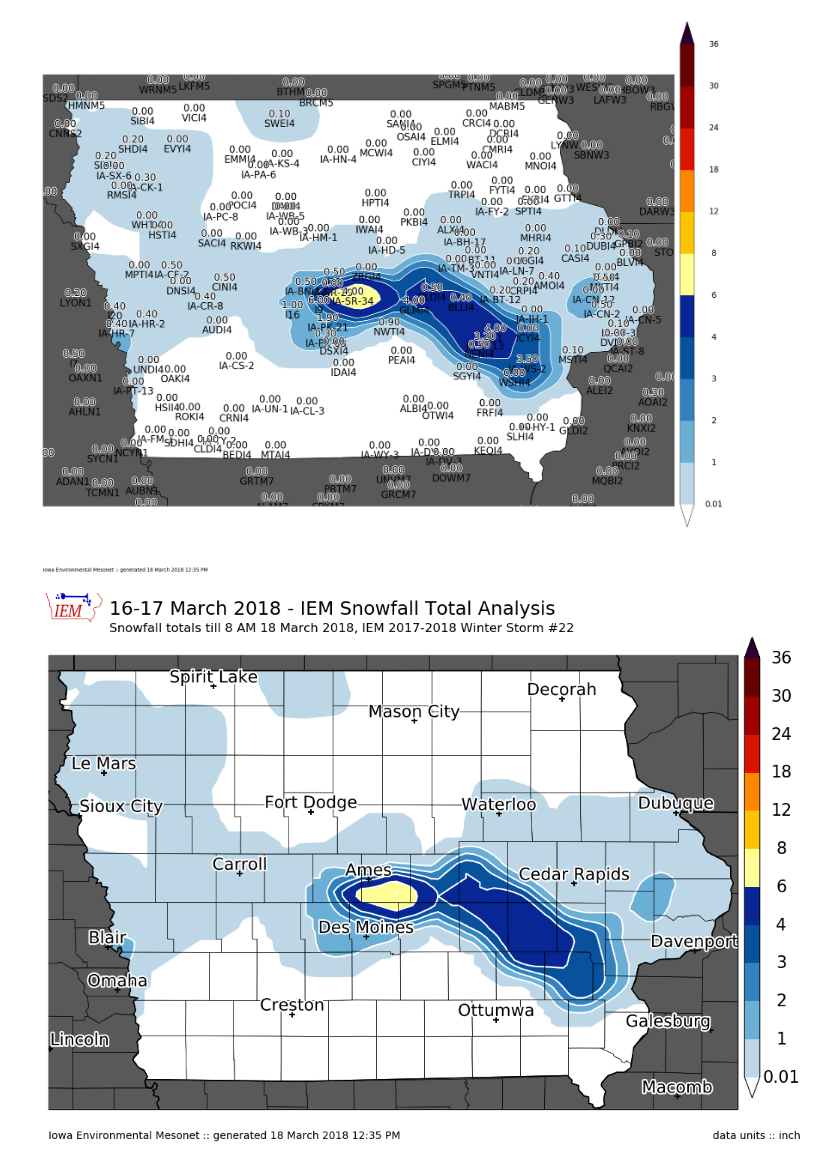
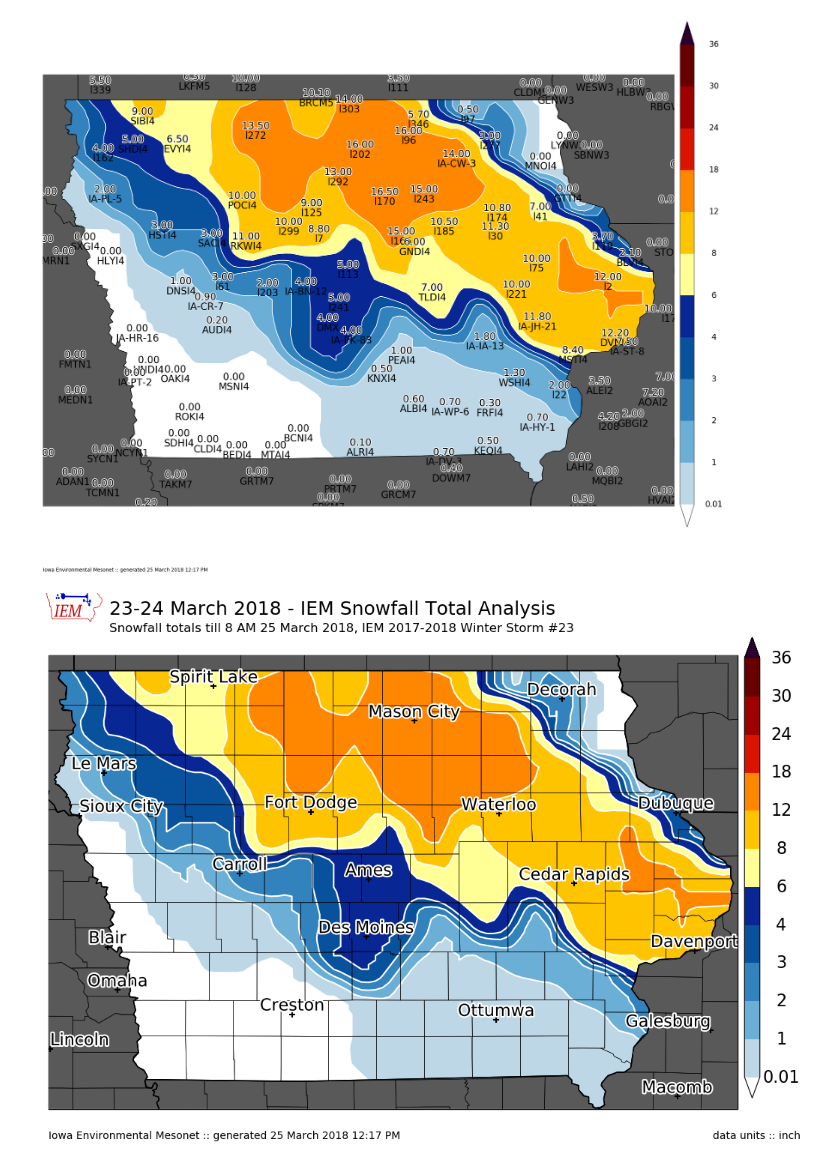
Before and after one commit to akrherz/DEV, a Jupyter notebook: coop/feature_snowfall_analysis.ipynb, the cells around one changed output. Cells and saved outputs as stored; diff of their text form; code cells hidden in the pictures.

Commit message:
23 snowfall for 2018

```diff
--- a/coop/feature_snowfall_analysis.ipynb
+++ b/coop/feature_snowfall_analysis.ipynb
@@ -1,7 +1,7 @@
 # %%
 ####################
 # vvvvvvvvvvvvvvvvvvvvvvvvv
-STORM_NUMBER = 22
+STORM_NUMBER = 23
 # ^^^^^^^^^^^^^^^^^^^^^^^^^
 ####################
 import datetime
@@ -65,8 +65,8 @@ def get_coop(dates):
     IEM.close()
     return data
 
-crows = get_coop( ['2018-03-17', '2018-03-18'] )
-sts = utc(2018, 3, 17, 0)
+crows = get_coop( ['2018-03-24', '2018-03-25'] )
+sts = utc(2018, 3, 24, 12)
 ets = utc(2018, 3, 28, 12, 0)
 lrows = get_lsrs(sts, ets)
 
@@ -110,15 +110,16 @@ if len(newrows) > 0:
     df = df.append(newrows)
 df.set_index('label', inplace=True)
 # %%
-cull = ['IA-CN-2', 'TLDI4', 'NENI4', 'NWTI4', 'BLLI4']
+cull = ['l68', 'l328', 'l270', 'l109', 'l53', 'l68', 'LWDI4', 'IA-PA-6', 'GLMI4', 'LSXI4',
+        'CLUI4', 'l336', 'IA-AP-7', 'MSHI4', 'l251']
 if cull:
     df.at[cull, 'useme'] = False
 
 #df.at['BLLI4', 'val'] = 0.4
-#df.at['IA-PK-3', 'val'] = 1.6
-#df.at['RINI4', 'val'] = 5.
-df.at['GLMI4', 'val'] = 4.
-df.at['GLMI4', 'useme'] = True
+df.at['CRCI4', 'val'] = 2.1
+df.at['l113', 'val'] = 5.
+df.at['l227', 'val'] = 2.
+df.at['HSTI4', 'val'] = 3
 df.sort_values('val', ascending=True, inplace=True)
 df2 = df[df.useme]
 
@@ -131,22 +132,22 @@ m = MapPlot(state='IA', sector='state', figsize=(20,18))
 #m.contourf(xi, yi, grid, clevs, cmap=cmap)
 vals = m.contourf(df2.lon.values, df2.lat.values, df2.val.values, clevs, cmap=cmap)
 np.save("1718_%s.npy" % (STORM_NUMBER, ), vals)
-m.plot_values(df['lon'], df['lat'], df['val'], '%.2f', labels=df.index.values, textsize=20,
+m.plot_values(df2['lon'], df2['lat'], df2['val'], '%.2f', labels=df2.index.values, textsize=20,
               labeltextsize=20, labelbuffer=0)
 # %% [output]
-[figure, old version]
+[figure, new version]
 # %%
 # now we are ready to plot!
 
 m = MapPlot(sector='iowa',
-            title='16-17 March 2018 - IEM Snowfall Total Analysis',
-            subtitle=("Snowfall totals till 8 AM 18 March 2018, "
+            title='23-24 March 2018 - IEM Snowfall Total Analysis',
+            subtitle=("Snowfall totals till 8 AM 25 March 2018, "
                       "IEM 2017-2018 Winter Storm #%s") % (STORM_NUMBER, ))
 m.contourf(df2.lon.values, df2.lat.values, df2.val.values, clevs, cmap=cmap,
           units='inch')
 #m.plot_values(np.array(df2.lon), np.array(df2.lat), np.array(df2.val), '%.2f')
 m.drawcounties()
 m.drawcities()
-m.postprocess(filename='180318.png')
+m.postprocess(filename='180325.png')
 # %% [output]
-[figure, old version]
+[figure, new version]
```
Also changed, not shown: 1 other file.
